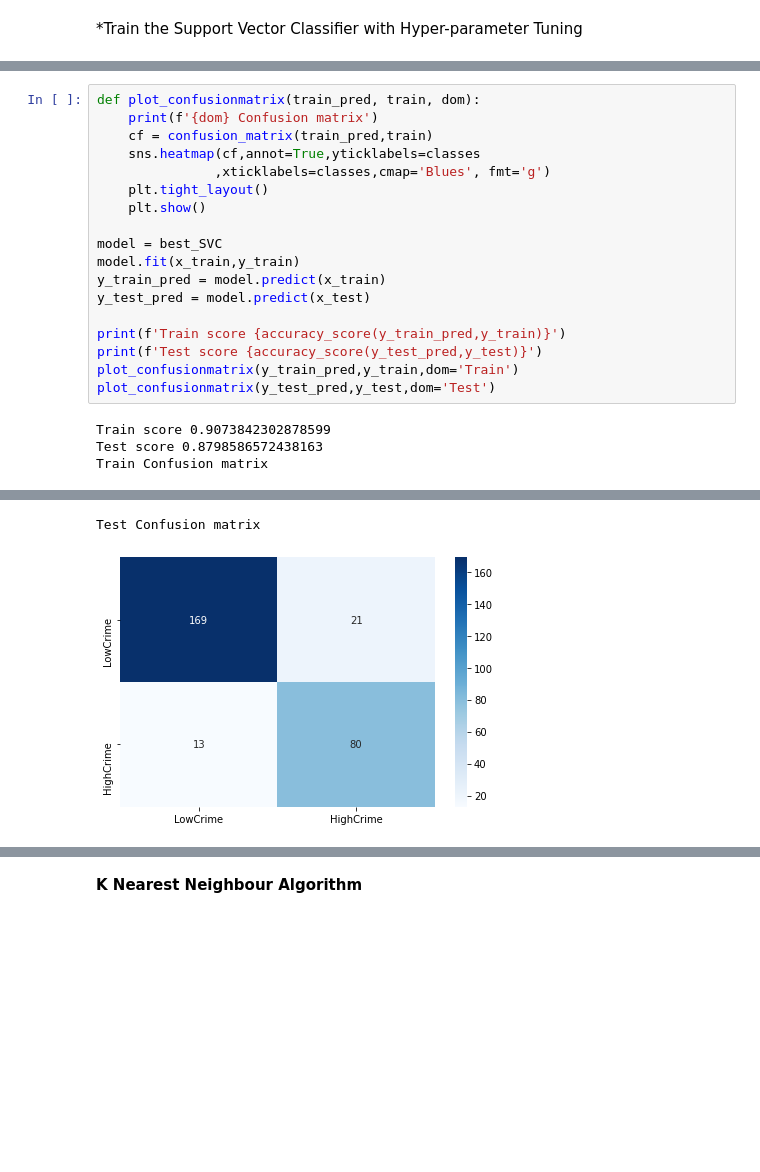
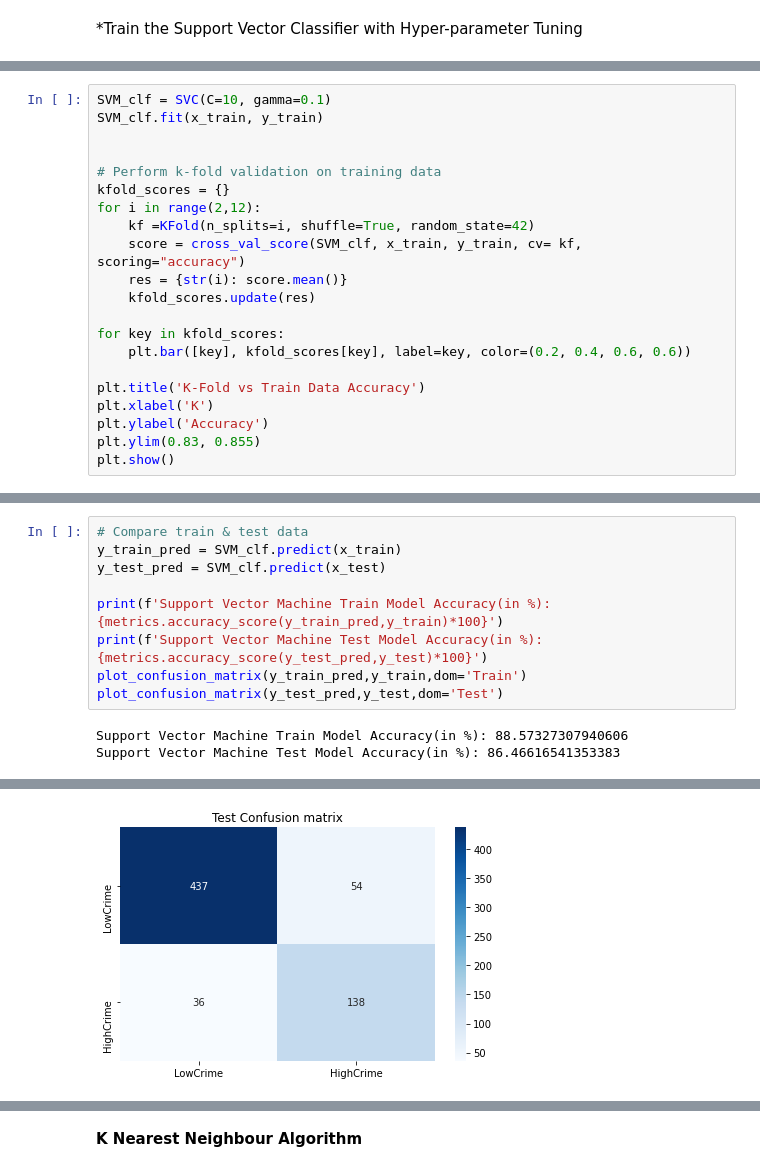
Before and after one commit to blueriver212/Crime_Prediction_ML, a Jupyter notebook: IB_FINAL.ipynb, the cells around one changed output, grey strips where cells are left out. Drawn from its saved outputs; the diff is of its cells as text; blank space fills up the shorter version.

Commit message:
Final SVM model

```diff
--- a/IB_FINAL.ipynb
+++ b/IB_FINAL.ipynb
@@ -183,0 +158,21 @@ Accuracy score for Support Vector Classifier after hyper-parameters tuning: 0.87
+# %%
+SVM_clf = SVC(C=10, gamma=0.1)
+SVM_clf.fit(x_train, y_train)
+
+
+# Perform k-fold validation on training data
+kfold_scores = {}
+for i in range(2,12):
+    kf =KFold(n_splits=i, shuffle=True, random_state=42)
+    score = cross_val_score(SVM_clf, x_train, y_train, cv= kf, scoring="accuracy")
+    res = {str(i): score.mean()}
+    kfold_scores.update(res)
+
+for key in kfold_scores:
+    plt.bar([key], kfold_scores[key], label=key, color=(0.2, 0.4, 0.6, 0.6))
+
+plt.title('K-Fold vs Train Data Accuracy')
+plt.xlabel('K')
+plt.ylabel('Accuracy')
+plt.ylim(0.83, 0.855)
+plt.show()
@@ -184,22 +193,12 @@ Accuracy score for Support Vector Classifier after hyper-parameters tuning: 0.87
 # %%
-def plot_confusionmatrix(train_pred, train, dom):
-    print(f'{dom} Confusion matrix')
-    cf = confusion_matrix(train_pred,train)
-    sns.heatmap(cf,annot=True,yticklabels=classes
-               ,xticklabels=classes,cmap='Blues', fmt='g')
-    plt.tight_layout()
-    plt.show()
+# Compare train & test data
+y_train_pred = SVM_clf.predict(x_train)
+y_test_pred = SVM_clf.predict(x_test)
 
-model = best_SVC
-model.fit(x_train,y_train)
-y_train_pred = model.predict(x_train)
-y_test_pred = model.predict(x_test)
-
-print(f'Train score {accuracy_score(y_train_pred,y_train)}')
-print(f'Test score {accuracy_score(y_test_pred,y_test)}')
-plot_confusionmatrix(y_train_pred,y_train,dom='Train')
-plot_confusionmatrix(y_test_pred,y_test,dom='Test')
+print(f'Support Vector Machine Train Model Accuracy(in %): {metrics.accuracy_score(y_train_pred,y_train)*100}')
+print(f'Support Vector Machine Test Model Accuracy(in %): {metrics.accuracy_score(y_test_pred,y_test)*100}')
+plot_confusion_matrix(y_train_pred,y_train,dom='Train')
+plot_confusion_matrix(y_test_pred,y_test,dom='Test')
 # %% [output]
-Train score 0.9073842302878599
-Test score 0.8798586572438163
-Train Confusion matrix
+Support Vector Machine Train Model Accuracy(in %): 88.57327307940606
+Support Vector Machine Test Model Accuracy(in %): 86.46616541353383
@@ -207,2 +206 @@ Train Confusion matrix
-Test Confusion matrix
-[figure, old version]
+[figure, new version]
```
Also changed, not shown: parts of 15 cells of this notebook.
